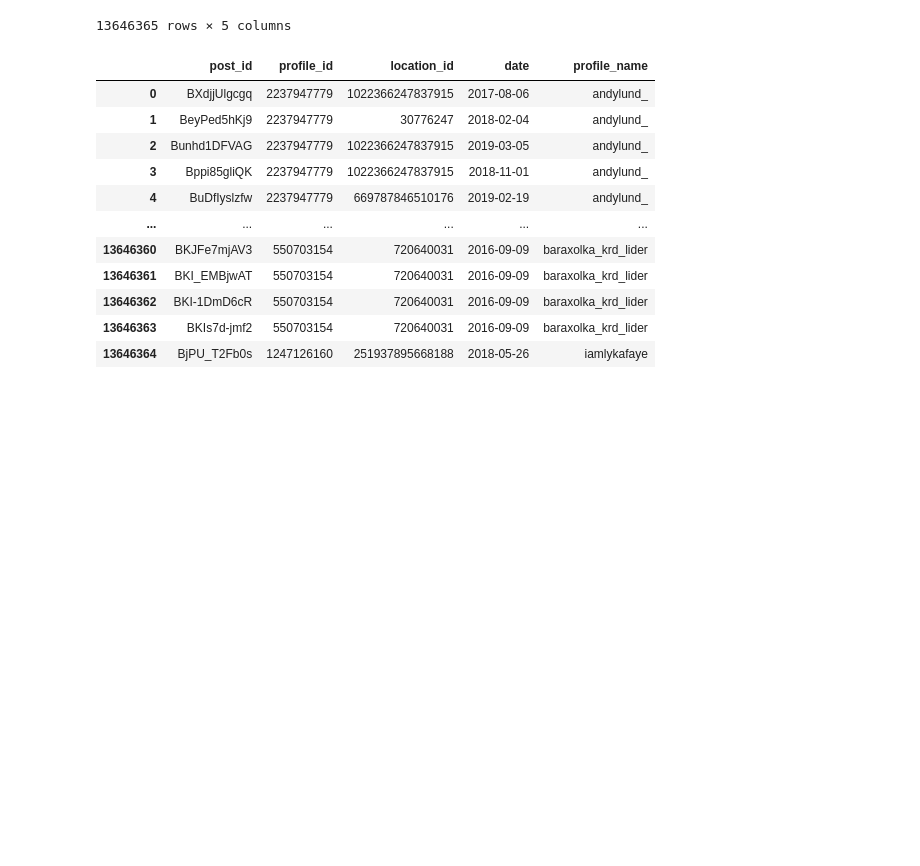
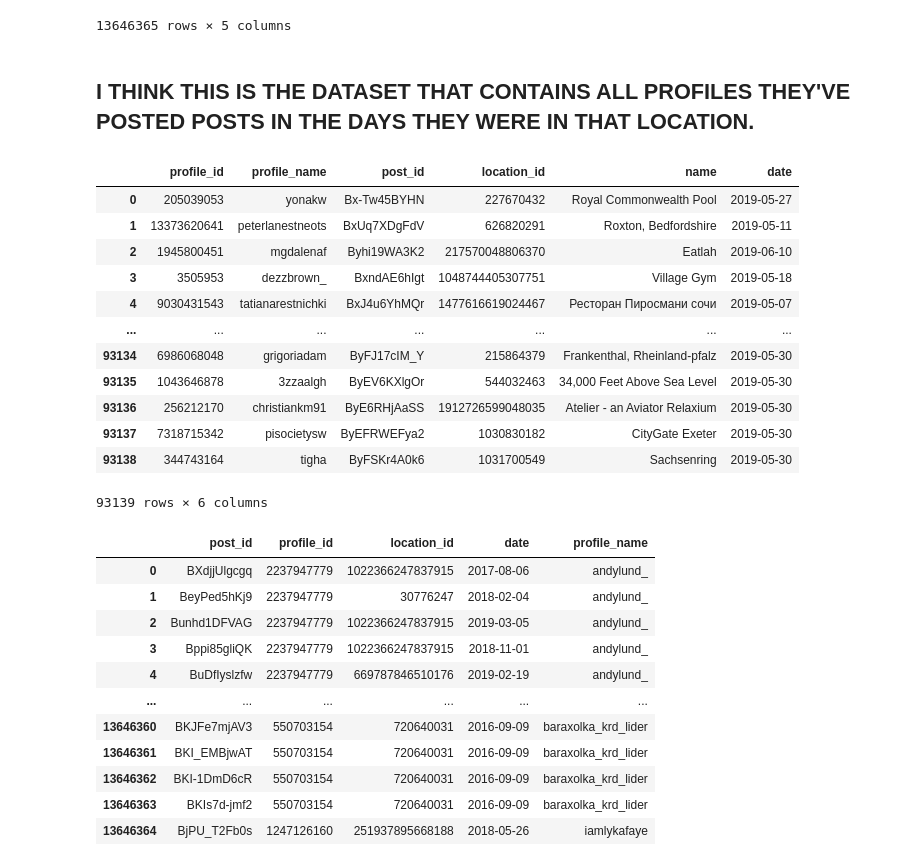
Before and after one commit to jonasbarth/adm-2022-hw-2, a Jupyter notebook: Bonus Question B.ipynb, the cells around one changed output. Cells and saved outputs as stored; diff of their text form; code cells hidden in the pictures; blank space fills up the shorter version.

```diff
--- a/Bonus Question B.ipynb
+++ b/Bonus Question B.ipynb
@@ -153,8 +153,8 @@ loc_data
 | 1022657 | 554330673 | Старые Бирюли | 2019-05-29 |
 1022658 rows × 3 columns
 # %%
-prof_post_data = post_data.merge(prof_data, on = 'profile_id')
-prof_post_data
+prof_post_data1 = post_data.merge(prof_data, on = 'profile_id')
+prof_post_data1
 # %% [output]
 |  | post_id | profile_id | location_id | date | profile_name |
 | 0 | BXdjjUlgcgq | 2237947779 | 1022366247837915 | 2017-08-06 | andylund_ |
@@ -169,4 +169,24 @@ prof_post_data
 | 13646363 | BKIs7d-jmf2 | 550703154 | 720640031 | 2016-09-09 | baraxolka_krd_lider |
 | 13646364 | BjPU_T2Fb0s | 1247126160 | 251937895668188 | 2018-05-26 | iamlykafaye |
 13646365 rows × 5 columns
+# %% [markdown]
+## I THINK THIS IS THE DATASET THAT CONTAINS ALL PROFILES THEY'VE POSTED POSTS IN THE DAYS THEY WERE IN THAT LOCATION.
+# %%
+merged_data = prof_post_data1.merge(loc_data, left_on = ['location_id', 'date'], right_on = ['id', 'date']).drop('id', axis=1)
+merged_data = merged_data.reindex(columns=['profile_id', 'profile_name', 'post_id', 'location_id', 'name', 'date'])
+merged_data
+# %% [output]
+|  | profile_id | profile_name | post_id | location_id | name | date |
+| 0 | 205039053 | yonakw | Bx-Tw45BYHN | 227670432 | Royal Commonwealth Pool | 2019-05-27 |
+| 1 | 13373620641 | peterlanestneots | BxUq7XDgFdV | 626820291 | Roxton, Bedfordshire | 2019-05-11 |
+| 2 | 1945800451 | mgdalenaf | Byhi19WA3K2 | 217570048806370 | Eatlah | 2019-06-10 |
+| 3 | 3505953 | dezzbrown_ | BxndAE6hIgt | 1048744405307751 | Village Gym | 2019-05-18 |
+| 4 | 9030431543 | tatianarestnichki | BxJ4u6YhMQr | 1477616619024467 | Ресторан Пиросмани сочи | 2019-05-07 |
+| ... | ... | ... | ... | ... | ... | ... |
+| 93134 | 6986068048 | grigoriadam | ByFJ17cIM_Y | 215864379 | Frankenthal, Rheinland-pfalz | 2019-05-30 |
+| 93135 | 1043646878 | 3zzaalgh | ByEV6KXlgOr | 544032463 | 34,000 Feet Above Sea Level | 2019-05-30 |
+| 93136 | 256212170 | christiankm91 | ByE6RHjAaSS | 1912726599048035 | Atelier - an Aviator Relaxium | 2019-05-30 |
+| 93137 | 7318715342 | pisocietysw | ByEFRWEFya2 | 1030830182 | CityGate Exeter | 2019-05-30 |
+| 93138 | 344743164 | tigha | ByFSKr4A0k6 | 1031700549 | Sachsenring | 2019-05-30 |
+93139 rows × 6 columns
 # %%
```
Also changed, not shown: parts of 3 cells of this notebook.
